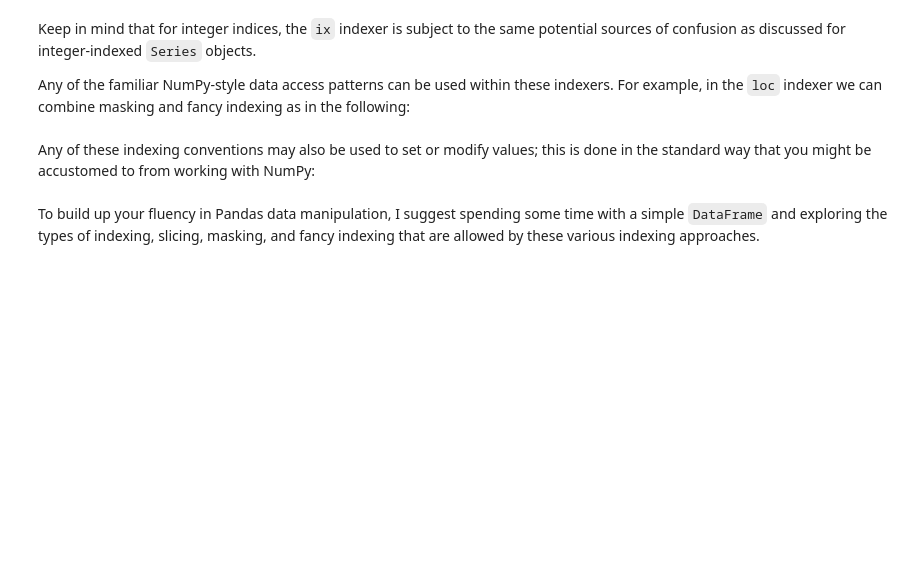
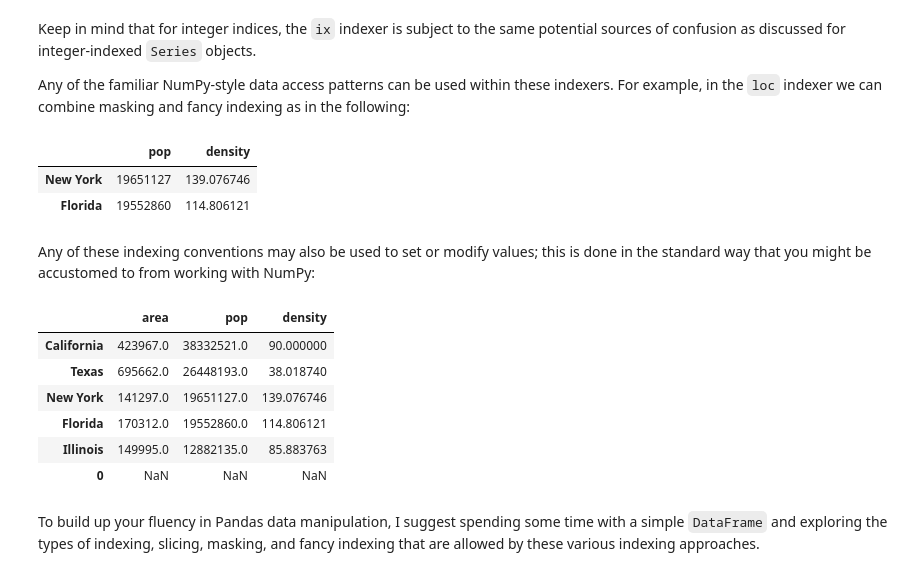
Before and after one commit to marcusRB/thebridgedsftene21, a Jupyter notebook: 2-Data Analysis/2-Pandas/Teoria/2 - Data-Indexing-and-Selection.ipynb, the cells around one changed output. Drawn from its saved outputs; the diff is of its cells as text; code cells hidden in the pictures; blank space fills up the shorter version.

```diff
--- a/2-Data Analysis/2-Pandas/Teoria/2 - Data-Indexing-and-Selection.ipynb
+++ b/2-Data Analysis/2-Pandas/Teoria/2 - Data-Indexing-and-Selection.ipynb
@@ -81,3 +175,7 @@ area = pd.Series({'California': 423967, 'Texas': 695662,
 pop = pd.Series({'California': 38332521, 'Texas': 26448193,
                  'New York': 19651127, 'Florida': 19552860,
                  'Illinois': 12882135})
+
+data = pd.DataFrame({'area': area,
+                    'pop': pop})
+data
@@ -99,3 +226,6 @@ data.pop is data['pop']
 In particular, you should avoid the temptation to try column assignment via attribute (i.e., use ``data['pop'] = z`` rather than ``data.pop = z``).
 
 Like with the ``Series`` objects discussed earlier, this dictionary-style syntax can also be used to modify the object, in this case adding a new column:
+# %%
+data['density'] = data['pop']/data['area']
+data
@@ -101,0 +239,5 @@ Like with the ``Series`` objects discussed earlier, this dictionary-style syntax
+# %%
+# DROPEAR COLUMNAS
+data.drop(columns=['density'], inplace=True)
+# data = data.drop(columns=['density'])
+data
@@ -135,8 +327,25 @@ Any of the familiar NumPy-style data access patterns can be used within these in
 For example, in the ``loc`` indexer we can combine masking and fancy indexing as in the following:
 # %%
 data.loc[data.density > 100, ['pop', 'density']]
+# %% [output]
+|  | pop | density |
+| New York | 19651127 | 139.076746 |
+| Florida | 19552860 | 114.806121 |
 # %% [markdown]
 Any of these indexing conventions may also be used to set or modify values; this is done in the standard way that you might be accustomed to from working with NumPy:
+# %%
+data.drop([2], axis=1, inplace=True)
+# %%
+data.iloc[0, 2] = 90
+data
+# %% [output]
+|  | area | pop | density |
+| California | 423967.0 | 38332521.0 | 90.000000 |
+| Texas | 695662.0 | 26448193.0 | 38.018740 |
+| New York | 141297.0 | 19651127.0 | 139.076746 |
+| Florida | 170312.0 | 19552860.0 | 114.806121 |
+| Illinois | 149995.0 | 12882135.0 | 85.883763 |
+| 0 | NaN | NaN | NaN |
 # %% [markdown]
 To build up your fluency in Pandas data manipulation, I suggest spending some time with a simple ``DataFrame`` and exploring the types of indexing, slicing, masking, and fancy indexing that are allowed by these various indexing approaches.
 # %% [markdown]
```
Also changed, not shown: parts of 34 cells of this notebook, 3 other files.
